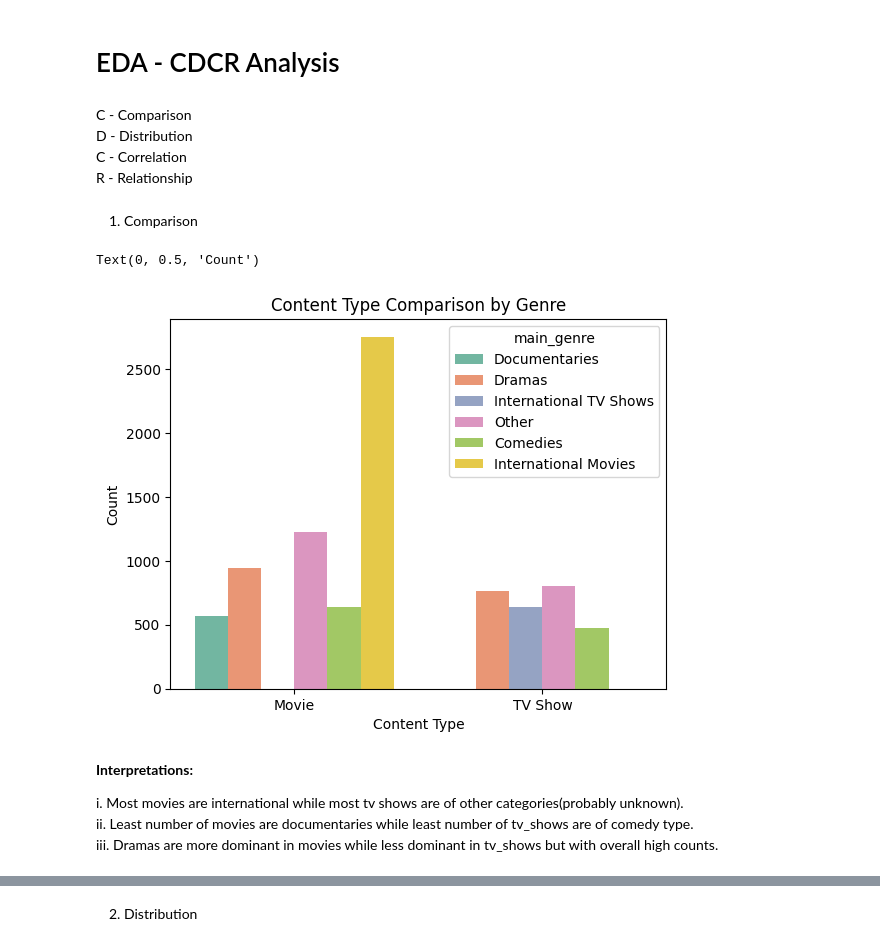
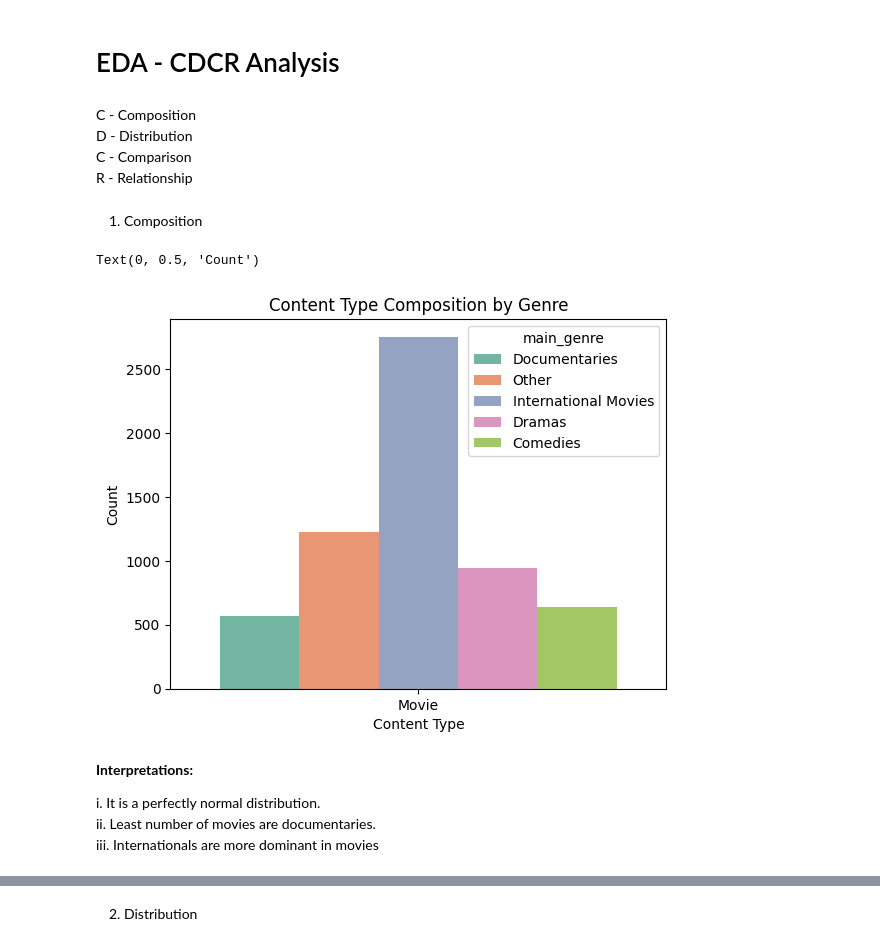
Before and after one commit to SakriyaPyakurel/netflix-EDA, a Jupyter notebook: eda.ipynb, the cells around one changed output, grey strips where cells are left out. Cells and saved outputs as stored; diff of their text form; code cells hidden in the pictures.

Commit message:
made corrections and completed comparison of CDCR Analysis

```diff
--- a/eda.ipynb
+++ b/eda.ipynb
@@ -620,24 +620,24 @@ v. United Kingdom and Japan have been seen being steady in content addition whic
 # %% [markdown]
 # EDA - CDCR Analysis
 # %% [markdown]
+C - Composition<br>
+D - Distribution<br>
 C - Comparison<br>
-D - Distribution<br>
-C - Correlation<br>
 R - Relationship
 # %% [markdown]
-1. Comparison
+1. Composition
 # %%
-# show type comparison - Movies vs TV shows based on main genre
-sb.countplot(data=df, x='type',hue='main_genre',palette='Set2')
-plt.title('Content Type Comparison by Genre')
+# show type composition - Movies based on main genre
+sb.countplot(data=df[df['type']=='Movie'], x='type',hue='main_genre',palette='Set2')
+plt.title('Content Type Composition by Genre')
 plt.xlabel('Content Type')
 plt.ylabel('Count')
 # %% [output]
 Text(0, 0.5, 'Count')
-[figure, old version]
+[figure, new version]
 # %% [markdown]
 <b>Interpretations:</b><br>
 
-i. Most movies are international while most tv shows are of other categories(probably unknown).<br>
-ii. Least number of movies are documentaries while least number of tv_shows are of comedy type.<br>
-iii. Dramas are more dominant in movies while less dominant in tv_shows but with overall high counts.
+i. It is a perfectly normal distribution.<br>
+ii. Least number of movies are documentaries.<br>
+iii. Internationals are more dominant in movies
```
Also changed, not shown: parts of 10 cells of this notebook.
